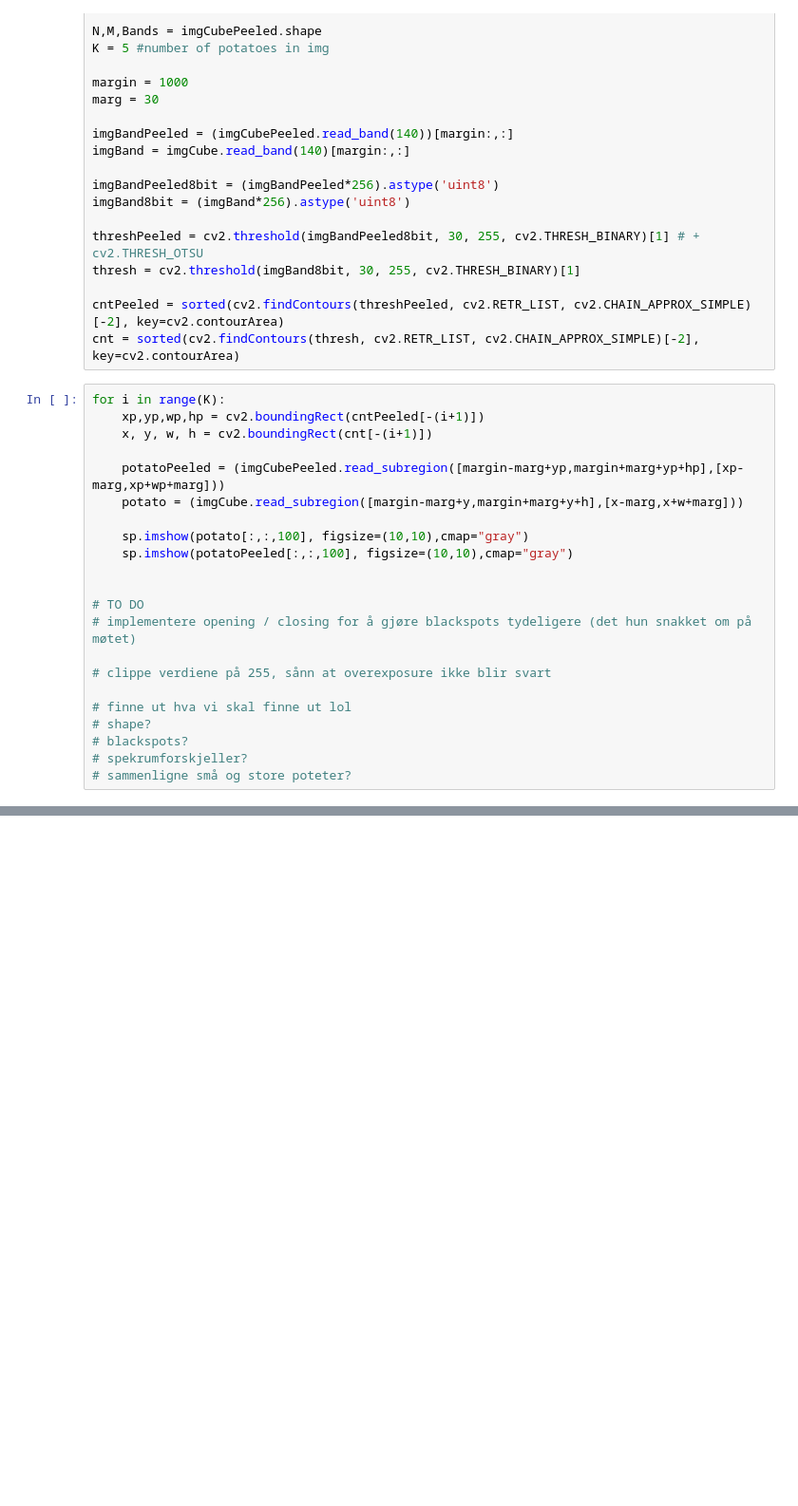
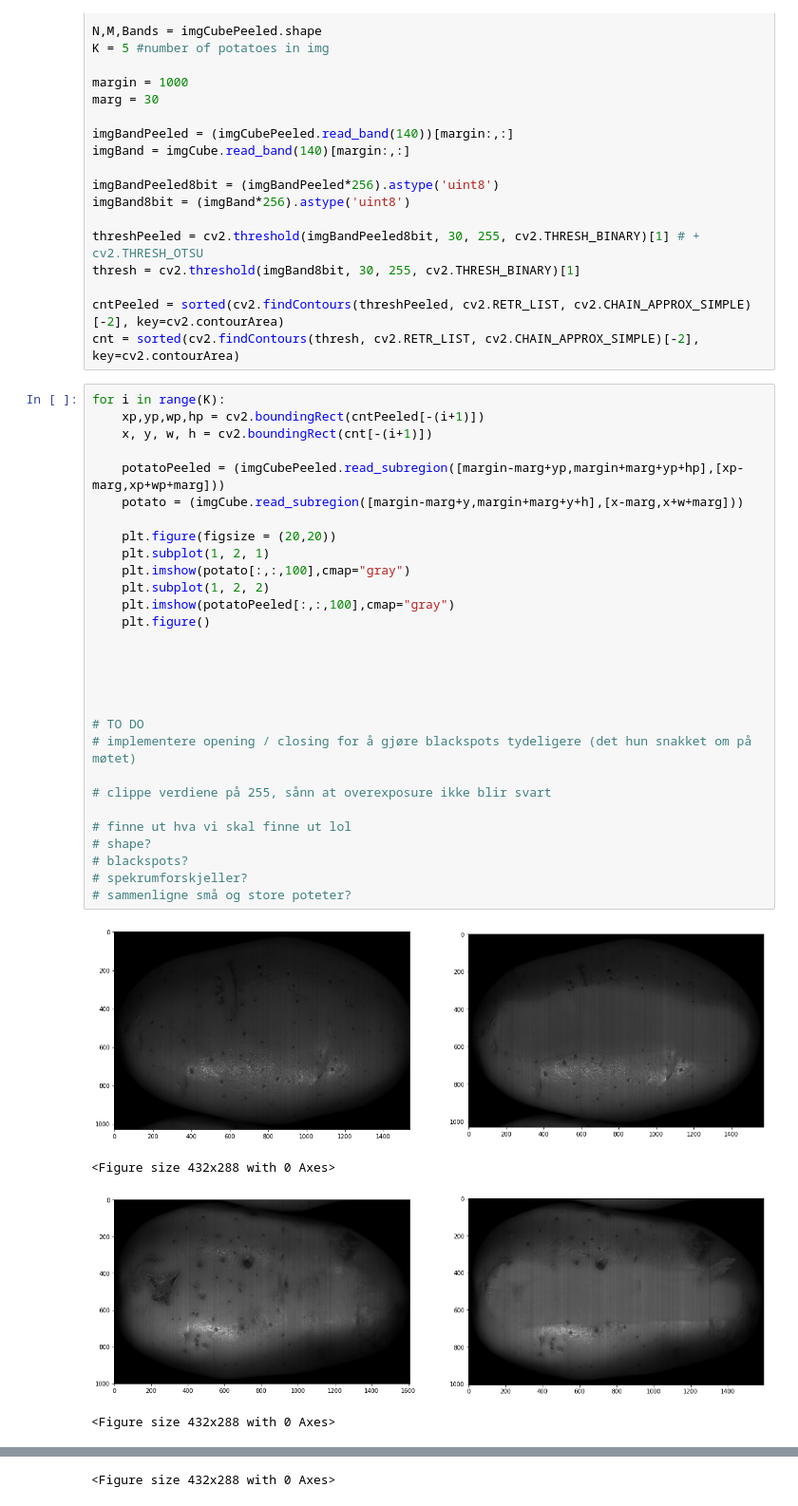
Before and after one commit to Kohmann/potato-classification, a Jupyter notebook: big_potatoes_comparison.ipynb, the cells around one changed output, grey strips where cells are left out. Shown at 95% size. Cells and saved outputs as stored; diff of their text form; blank space fills up the shorter version.

Commit message:
Now plots potatoes two in a row

```diff
--- a/big_potatoes_comparison.ipynb
+++ b/big_potatoes_comparison.ipynb
@@ -27,22 +27,34 @@ cnt = sorted(cv2.findContours(thresh, cv2.RETR_LIST, cv2.CHAIN_APPROX_SIMPLE)[-2
 # %%
 for i in range(K):
     xp,yp,wp,hp = cv2.boundingRect(cntPeeled[-(i+1)])
     x, y, w, h = cv2.boundingRect(cnt[-(i+1)])
 
     potatoPeeled = (imgCubePeeled.read_subregion([margin-marg+yp,margin+marg+yp+hp],[xp-marg,xp+wp+marg]))
     potato = (imgCube.read_subregion([margin-marg+y,margin+marg+y+h],[x-marg,x+w+marg]))
 
-    sp.imshow(potato[:,:,100], figsize=(10,10),cmap="gray")
-    sp.imshow(potatoPeeled[:,:,100], figsize=(10,10),cmap="gray")
+    plt.figure(figsize = (20,20))
+    plt.subplot(1, 2, 1)
+    plt.imshow(potato[:,:,100],cmap="gray")
+    plt.subplot(1, 2, 2)
+    plt.imshow(potatoPeeled[:,:,100],cmap="gray")
+    plt.figure()
+
+
+
 
 
 # TO DO
 # implementere opening / closing for å gjøre blackspots tydeligere (det hun snakket om på møtet)
 
 # clippe verdiene på 255, sånn at overexposure ikke blir svart
 
 # finne ut hva vi skal finne ut lol
 # shape?
 # blackspots?
 # spekrumforskjeller?
 # sammenligne små og store poteter?
+# %% [output]
+[figure, added]
+<Figure size 432x288 with 0 Axes>
+[figure, added]
+<Figure size 432x288 with 0 Axes>
@@ -48,0 +62 @@ for i in range(K):
+<Figure size 432x288 with 0 Axes>
```
Also changed, not shown: parts of 1 cell of this notebook, 1 other file.
